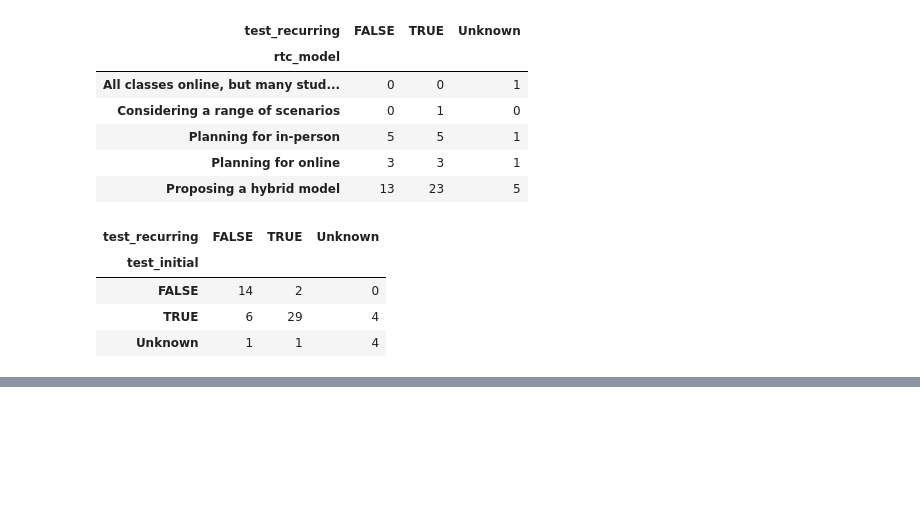
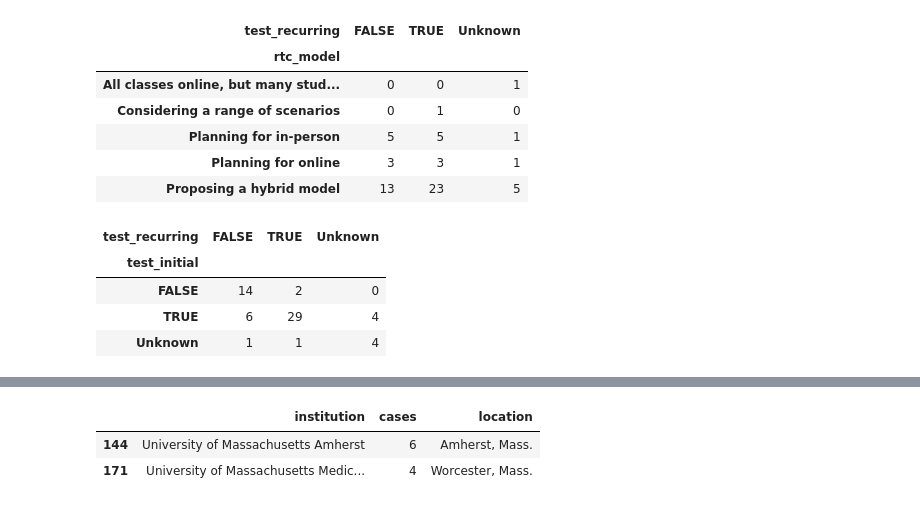
Before and after one commit to pachterlab/BTRBP_2020, a Jupyter notebook: notebooks/basic_stats.ipynb, the cells around one changed output, grey strips where cells are left out. Cells and saved outputs as stored; diff of their text form; code cells hidden in the pictures; blank space fills up the shorter version.

Commit message:
added parsing nyt data

```diff
--- a/notebooks/basic_stats.ipynb
+++ b/notebooks/basic_stats.ipynb
@@ -382,0 +415,25 @@ v
+# %%
+with open("nyt.txt", "r", encoding='utf-8') as f:
+    text= f.read()
+# %%
+s = BeautifulSoup(text)
+# %%
+schoolname = []
+schoolcases = []
+schoolloc = []
+
+sn = s.find("div", {"id":"schoolList"}).findAll("div", {"class":"schoolname"})
+sc = s.find("div", {"id":"schoolList"}).findAll("div", {"class":"schoolcases"})
+sl = s.find("div", {"id":"schoolList"}).findAll("div", {"class":"schoolloc"})
+for (n, c, l) in zip(sn, sc, sl):
+  name = n.text.strip()
+  casenum = int(c.text.strip())
+  loc = l.text.strip()
+  if "*" in name:
+    name = name.replace("*", "")
+  if "," in name:
+    name = name.replace(",", " at")
+    print(name)
+  schoolname.append(name)
+  schoolcases.append(casenum)
+  schoolloc.append(loc)
@@ -382,0 +458,2 @@ v
+# %%
+cases = pd.DataFrame({"institution": schoolname, "cases":schoolcases, "location":schoolloc})
@@ -382,0 +486,6 @@ v
+# %%
+cases[cases.institution.str.contains("Mass")]
+# %% [output]
+|  | institution | cases | location |
+| 144 | University of Massachusetts Amherst | 6 | Amherst, Mass. |
+| 171 | University of Massachusetts Medic... | 4 | Worcester, Mass. |
```
Also changed, not shown: parts of 9 cells of this notebook.
